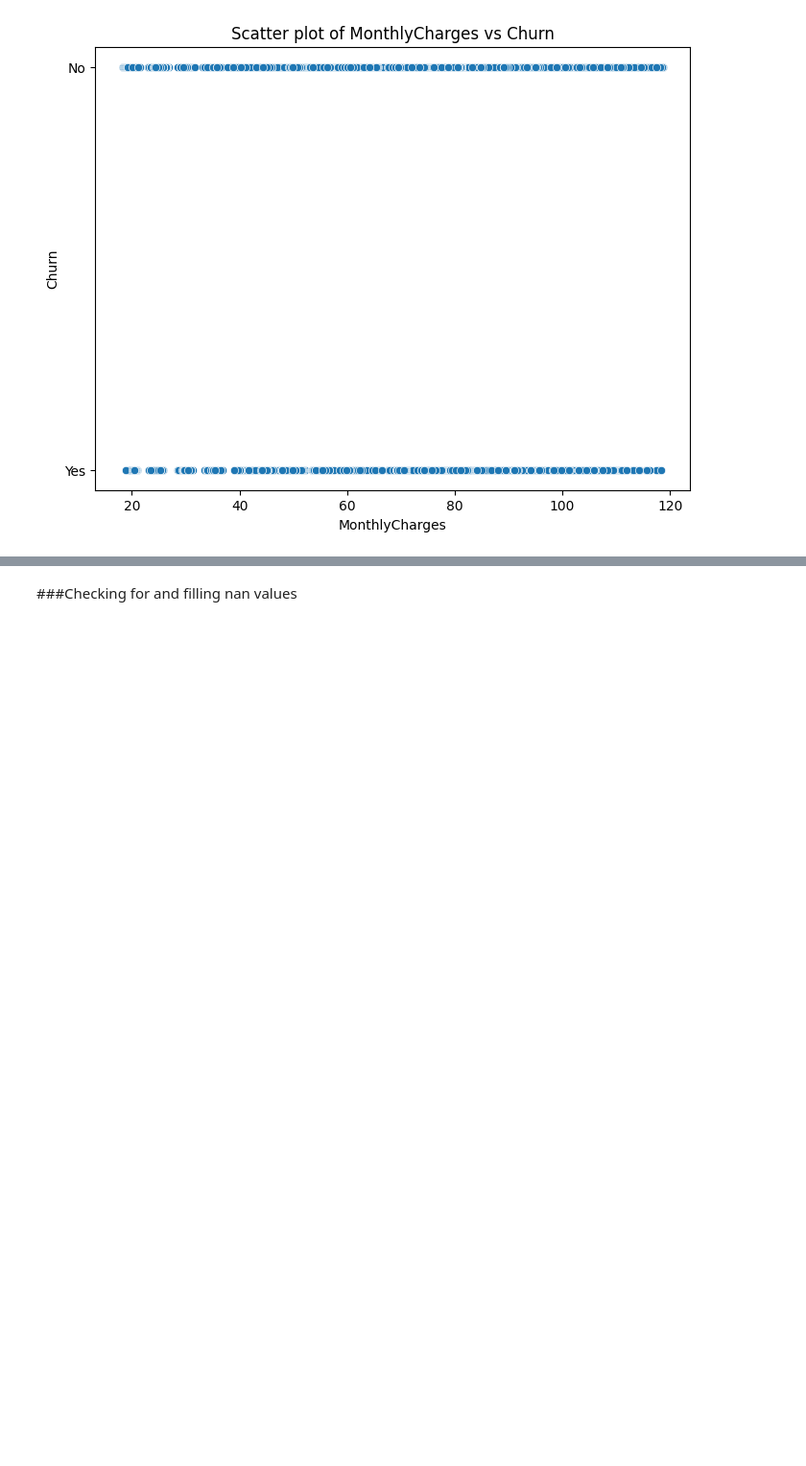
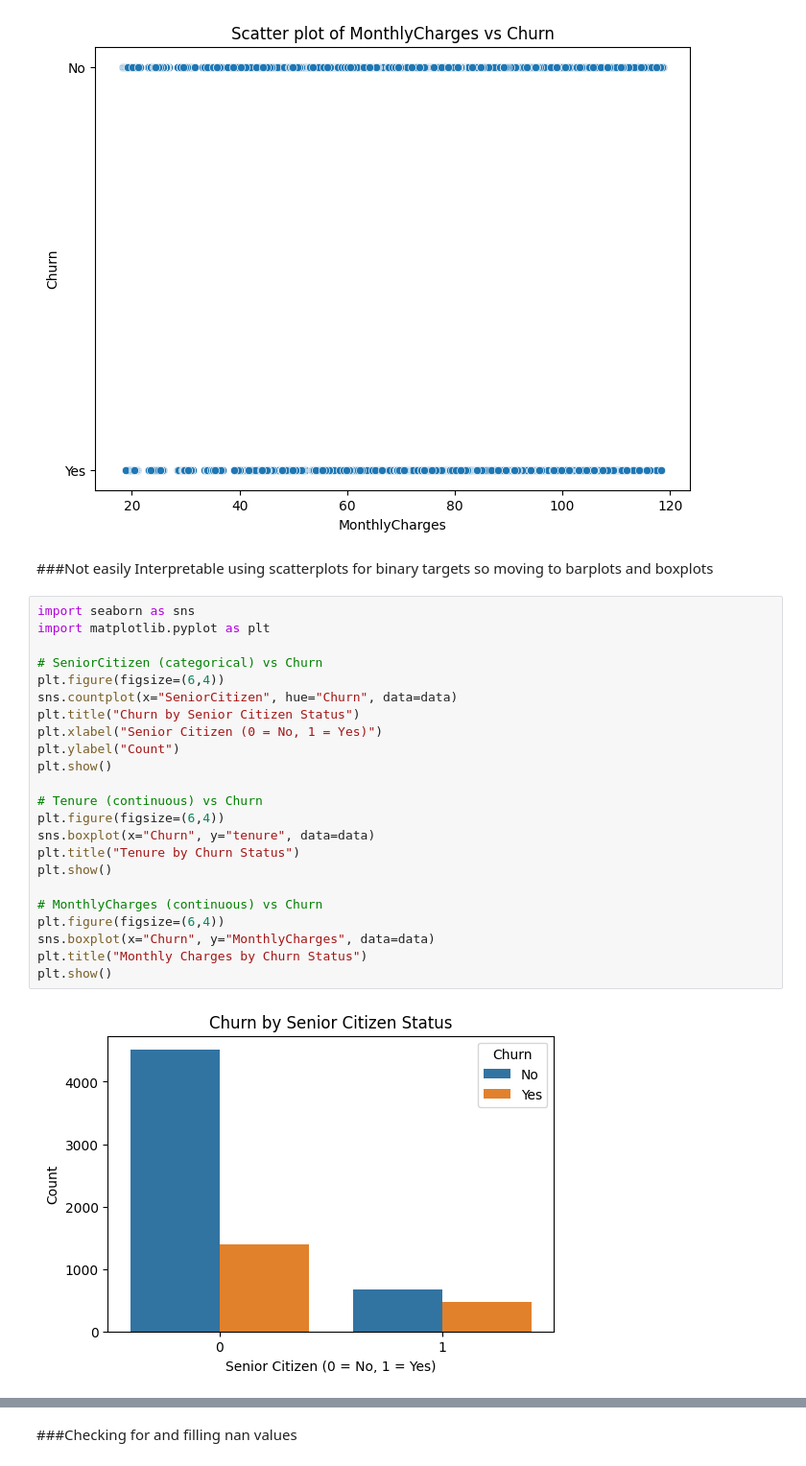
Before and after one commit to TiffanyDegbotse/XAI_assignment2, a Jupyter notebook: template.ipynb, the cells around one changed output, grey strips where cells are left out. Shown at 96% size. Drawn from its saved outputs; the diff is of its cells as text; blank space fills up the shorter version.

Commit message:
add categorical plots against churn

```diff
--- a/template.ipynb
+++ b/template.ipynb
@@ -152,3 +156,30 @@ for col in X.columns:
 [figure]
 [figure]
 [figure]
+# %% [markdown]
+###Not easily Interpretable using scatterplots for binary targets so moving to barplots and boxplots
+# %%
+import seaborn as sns
+import matplotlib.pyplot as plt
+
+# SeniorCitizen (categorical) vs Churn
+plt.figure(figsize=(6,4))
+sns.countplot(x="SeniorCitizen", hue="Churn", data=data)
+plt.title("Churn by Senior Citizen Status")
+plt.xlabel("Senior Citizen (0 = No, 1 = Yes)")
+plt.ylabel("Count")
+plt.show()
+
+# Tenure (continuous) vs Churn
+plt.figure(figsize=(6,4))
+sns.boxplot(x="Churn", y="tenure", data=data)
+plt.title("Tenure by Churn Status")
+plt.show()
+
+# MonthlyCharges (continuous) vs Churn
+plt.figure(figsize=(6,4))
+sns.boxplot(x="Churn", y="MonthlyCharges", data=data)
+plt.title("Monthly Charges by Churn Status")
+plt.show()
+# %% [output]
+[figure, added]
```
Also changed, not shown: parts of 27 cells of this notebook.
